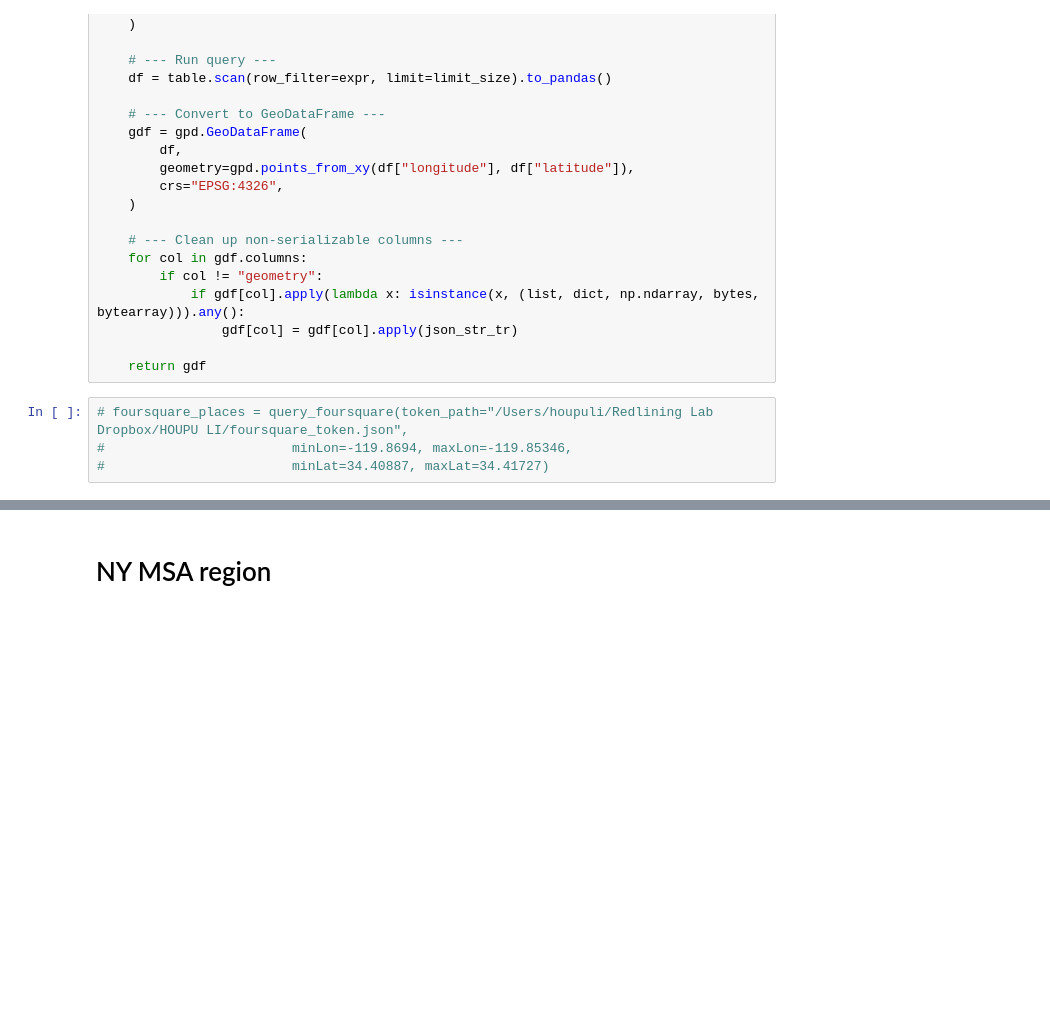
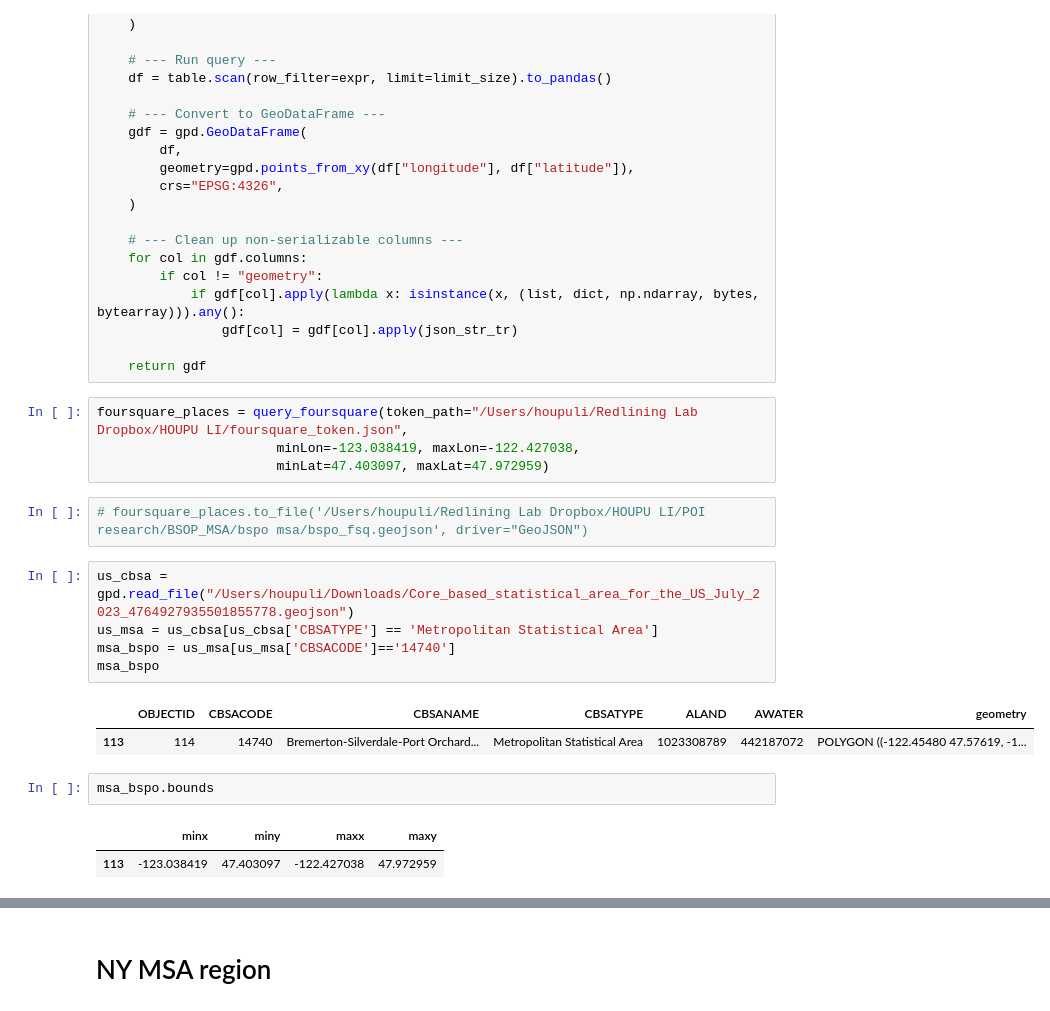
Before and after one commit to HOUPU1993/POI-study, a Jupyter notebook: POI_study.ipynb, the cells around one changed output, grey strips where cells are left out. Saved outputs shown, nothing was run; the diff lists cells and outputs as text; blank space fills up the shorter version.

```diff
--- a/POI_study.ipynb
+++ b/POI_study.ipynb
@@ -183,9 +183,24 @@ def query_foursquare(
 
     return gdf
 # %%
-# foursquare_places = query_foursquare(token_path="/Users/houpuli/Redlining Lab Dropbox/HOUPU LI/foursquare_token.json",
-#                        minLon=-119.8694, maxLon=-119.85346,
-#                        minLat=34.40887, maxLat=34.41727)
+foursquare_places = query_foursquare(token_path="/Users/houpuli/Redlining Lab Dropbox/HOUPU LI/foursquare_token.json",
+                       minLon=-123.038419, maxLon=-122.427038,
+                       minLat=47.403097, maxLat=47.972959)
+# %%
+# foursquare_places.to_file('/Users/houpuli/Redlining Lab Dropbox/HOUPU LI/POI research/BSOP_MSA/bspo msa/bspo_fsq.geojson', driver="GeoJSON")
+# %%
+us_cbsa = gpd.read_file("/Users/houpuli/Downloads/Core_based_statistical_area_for_the_US_July_2023_4764927935501855778.geojson")
+us_msa = us_cbsa[us_cbsa['CBSATYPE'] == 'Metropolitan Statistical Area']
+msa_bspo = us_msa[us_msa['CBSACODE']=='14740']
+msa_bspo
+# %% [output]
+|  | OBJECTID | CBSACODE | CBSANAME | CBSATYPE | ALAND | AWATER | geometry |
+| 113 | 114 | 14740 | Bremerton-Silverdale-Port Orchard... | Metropolitan Statistical Area | 1023308789 | 442187072 | POLYGON ((-122.45480 47.57619, -1... |
+# %%
+msa_bspo.bounds
+# %% [output]
+|  | minx | miny | maxx | maxy |
+| 113 | -123.038419 | 47.403097 | -122.427038 | 47.972959 |
 # %%
 us_cbsa = gpd.read_file("/Users/houpuli/Downloads/Core_based_statistical_area_for_the_US_July_2023_4764927935501855778.geojson")
 us_msa = us_cbsa[us_cbsa['CBSATYPE'] == 'Metropolitan Statistical Area']
```
Also changed, not shown: parts of 3 cells of this notebook, 1 other file.
